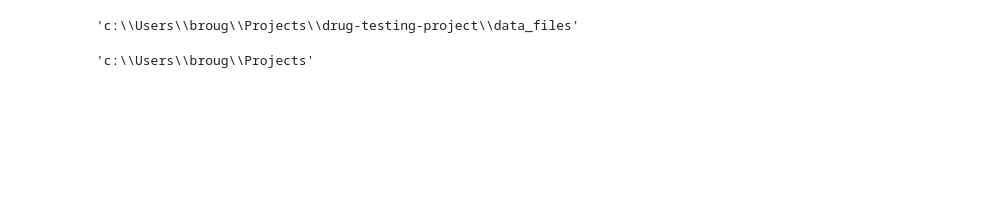
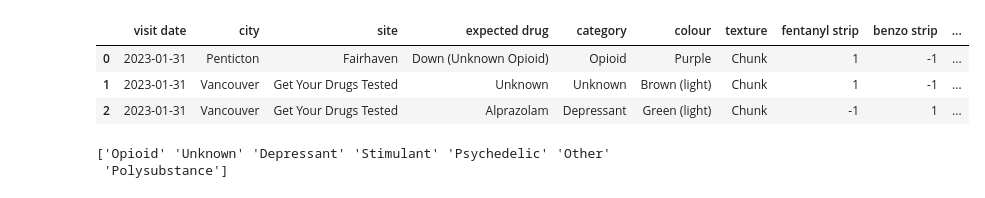
Before and after one commit to Graham-Broughton/drug-testing-project, a Jupyter notebook: notebooks/3.EDA_features_GB.ipynb, the cells around one changed output. Drawn from its saved outputs; the diff is of its cells as text; code cells hidden in the pictures; blank space fills up the shorter version.

```diff
--- a/notebooks/3.EDA_features_GB.ipynb
+++ b/notebooks/3.EDA_features_GB.ipynb
@@ -13 +1,24 @@ CFG = CFG()
+# %%
+import pandas as pd
+import numpy as np
+pd.options.display.float_format = '{:,.2f}'.format
+pd.set_option('display.max_columns', 30)
+pd.set_option('display.max_rows', 100)
+
+import matplotlib.pyplot as plt
+import seaborn as sns
+%matplotlib inline
+
+import os
+import sys
+import datetime
+import re
+
+import warnings; warnings.filterwarnings('ignore')
+
+from src.data.process_data import process_data
+
+sys.path.append('..')
+from config import CFG
+CFG = CFG()
 # %%
@@ -17,5 +33,0 @@ data_dir = os.path.join(current_dir, "data_files")
-# %%
-df.columns = df.columns.str.replace('  ', ' ')
-df = df.dropna(how='all')
-# %% [output]
-'c:\\Users\\broug\\Projects\\drug-testing-project\\data_files'
@@ -24,4 +34,13 @@ CFG.CURRENT_DIR = current_dir
-# %%
-CFG.CURRENT_DIR
-# %% [output]
-'c:\\Users\\broug\\Projects'
+# %%
+df = process_data(CFG)
+df.head(3)
+# %% [output]
+|  | visit date | city | site | expected drug | category | colour | texture | fentanyl strip | benzo strip | ... |
+| 0 | 2023-01-31 | Penticton | Fairhaven | Down (Unknown Opioid) | Opioid | Purple | Chunk | 1 | -1 | ... |
+| 1 | 2023-01-31 | Vancouver | Get Your Drugs Tested | Unknown | Unknown | Brown (light) | Chunk | 1 | -1 | ... |
+| 2 | 2023-01-31 | Vancouver | Get Your Drugs Tested | Alprazolam | Depressant | Green (light) | Chunk | -1 | 1 | ... |
+# %%
+print(df['category'].unique())
+# %% [output]
+['Opioid' 'Unknown' 'Depressant' 'Stimulant' 'Psychedelic' 'Other'
+ 'Polysubstance']
```
Also changed, not shown: parts of 26 cells of this notebook, 7 other files.
